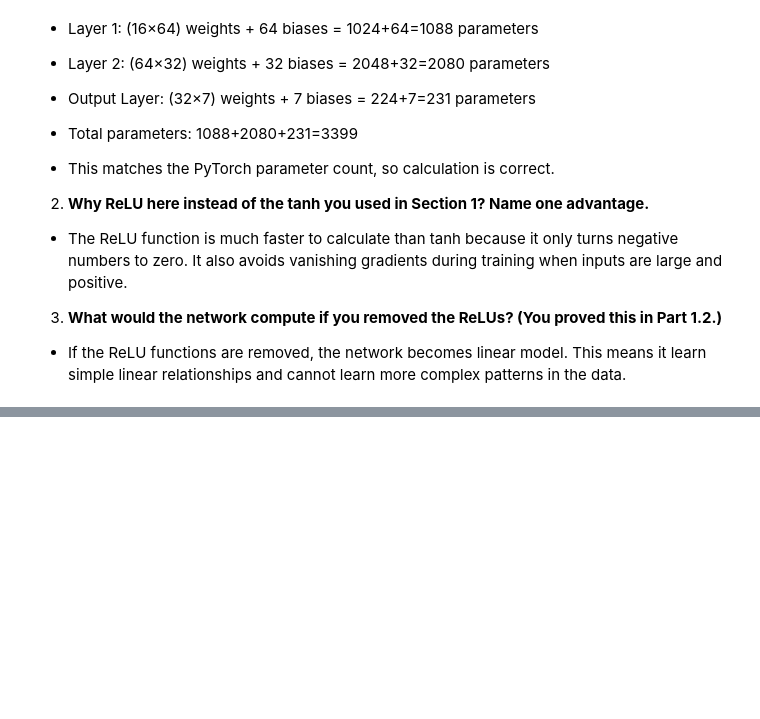
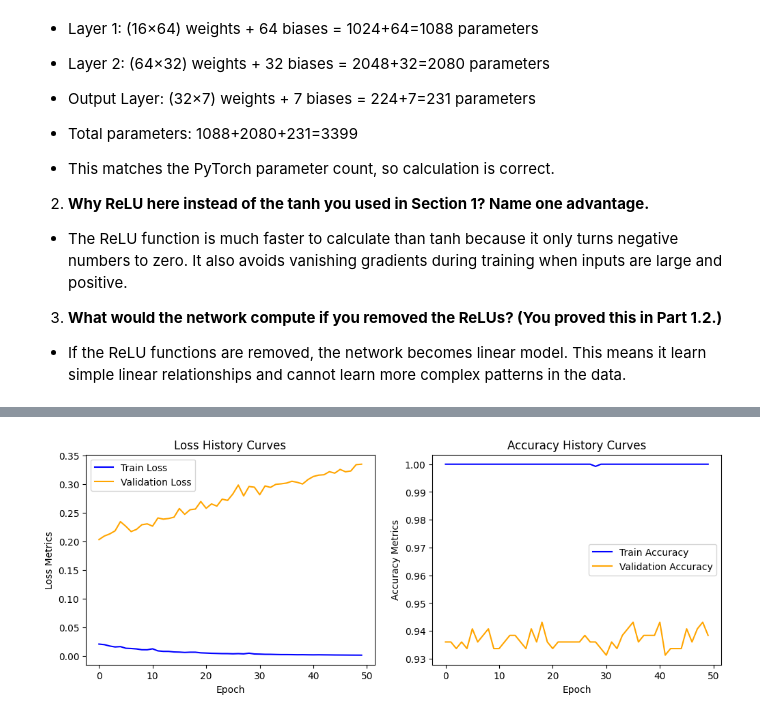
Before and after one commit to Rems-dev1/lab-3-feedforward-networks, a Jupyter notebook: lab_3.ipynb, the cells around one changed output, grey strips where cells are left out. Saved outputs shown, nothing was run; the diff lists cells and outputs as text; code cells hidden in the pictures; blank space fills up the shorter version.

Commit message:
Part 2.3 — The training loop

```diff
--- a/lab_3.ipynb
+++ b/lab_3.ipynb
@@ -554,0 +558,97 @@ Layer 1 calculated manual parameter total: 1088
+# %%
+# TODO: criterion = nn.CrossEntropyLoss()
+#       optimizer = torch.optim.Adam(model.parameters(), lr=1e-3)   # or SGD — justify
+criterion = nn.CrossEntropyLoss()
+optimizer = torch.optim.Adam(model.parameters(), lr=1e-3)
+# I did a little research and adam makes faster training
+train_loss_history = []
+val_loss_history = []
+train_accuracy_history = []
+val_accuracy_history = []
+max_val_accuracy = 0.0
+
+# TODO: Train for at least 50 epochs. Each epoch:
+#   1. model.train(); for xb, yb in train_loader:
+#        optimizer.zero_grad()
+#        logits = model(xb.to(DEVICE))
+#        loss = criterion(logits, yb.to(DEVICE))
+#        loss.backward()          # <- the backprop you wrote by hand in Part 1.2
+#        optimizer.step()         # <- the update rule you wrote in Part 1.1
+#   2. model.eval() + torch.no_grad(): compute loss AND accuracy on train and validation sets
+#   3. Append everything to history lists; print a one-line summary per epoch.
+for epoch in range(50):
+    model.train()
+    for xb, yb in train_loader:
+        xb = xb.to(DEVICE)
+        yb = yb.to(DEVICE)
+
+        optimizer.zero_grad()
+        logits = model(xb)
+        loss = criterion(logits, yb)
+        loss.backward()
+        optimizer.step()
+
+    model.eval()
+    with torch.no_grad():
+        # Evaluate metrics on training set
+        total_train_loss = 0.0
+        train_correct_counts = 0
+        total_train_samples = 0
+        for xb, yb in train_loader:
+            xb, yb = xb.to(DEVICE), yb.to(DEVICE)
+            output = model(xb)
+            total_train_loss += criterion(output, yb).item() * xb.size(0)
+            predictions = torch.argmax(output, dim=1)
+            train_correct_counts += (predictions == yb).sum().item()
+            total_train_samples += xb.size(0)
+        epoch_train_loss = total_train_loss / total_train_samples
+        epoch_train_accuracy = train_correct_counts / total_train_samples
+
+        # Evaluate metrics on validation set
+        total_val_loss = 0.0
+        val_correct_counts = 0
+        total_val_samples = 0
+        for xb, yb in val_loader:
+            xb, yb = xb.to(DEVICE), yb.to(DEVICE)
+            output = model(xb)
+            total_val_loss += criterion(output, yb).item() * xb.size(0)
+            predictions = torch.argmax(output, dim=1)
+            val_correct_counts += (predictions == yb).sum().item()
+            total_val_samples += xb.size(0)
+        epoch_val_loss = total_val_loss / total_val_samples
+        epoch_val_accuracy = val_correct_counts / total_val_samples
+
+    train_loss_history.append(epoch_train_loss)
+    val_loss_history.append(epoch_val_loss)
+    train_accuracy_history.append(epoch_train_accuracy)
+    val_accuracy_history.append(epoch_val_accuracy)
+
+    print(f"Epoch {epoch+1:02d} | Train Loss: {epoch_train_loss:.4f} | Train Acc: {epoch_train_accuracy:.4f} | Val Loss: {epoch_val_loss:.4f} | Val Acc: {epoch_val_accuracy:.4f}")
+
+    # TODO: Save the best model (highest validation accuracy):
+    #   torch.save(model.state_dict(), \"ffn_best.pt\")
+    if epoch_val_accuracy > max_val_accuracy:
+        max_val_accuracy = epoch_val_accuracy
+        torch.save(model.state_dict(), "ffn_best.pt")
+
+# TODO: Plot loss curves (train + val) and accuracy curves (train + val), with legends.
+plt.figure(figsize=(12, 4))
+
+plt.subplot(1, 2, 1)
+plt.plot(train_loss_history, label='Train Loss', color='blue')
+plt.plot(val_loss_history, label='Validation Loss', color='orange')
+plt.title('Loss History Curves')
+plt.xlabel('Epoch')
+plt.ylabel('Loss Metrics')
+plt.legend()
+
+plt.subplot(1, 2, 2)
+plt.plot(train_accuracy_history, label='Train Accuracy', color='blue')
+plt.plot(val_accuracy_history, label='Validation Accuracy', color='orange')
+plt.title('Accuracy History Curves')
+plt.xlabel('Epoch')
+plt.ylabel('Accuracy Metrics')
+plt.legend()
+
+plt.show()
+# %% [output]
@@ -554,0 +672 @@ Layer 1 calculated manual parameter total: 1088
+[figure, added]
```
Also changed, not shown: parts of 3 cells of this notebook.
